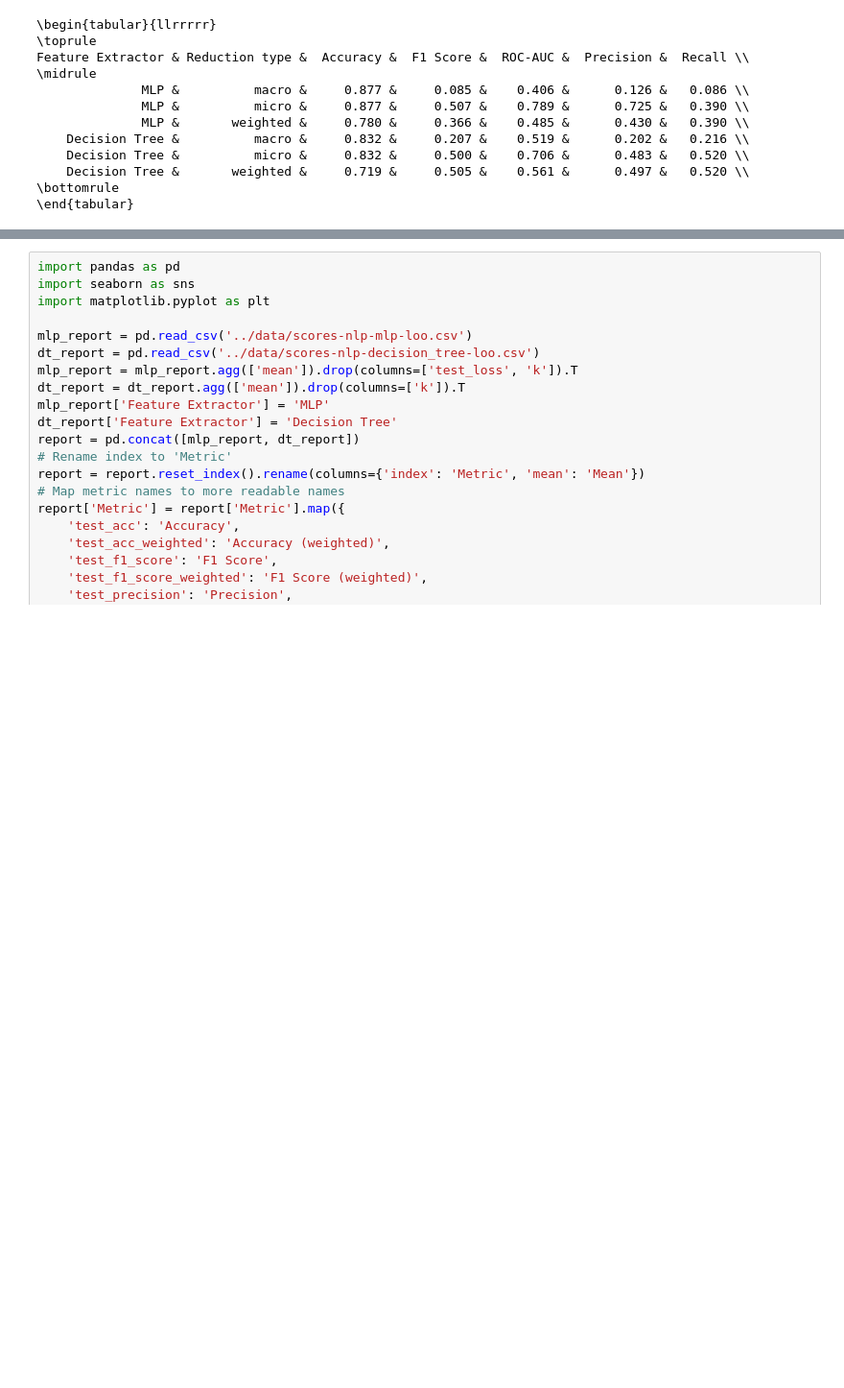
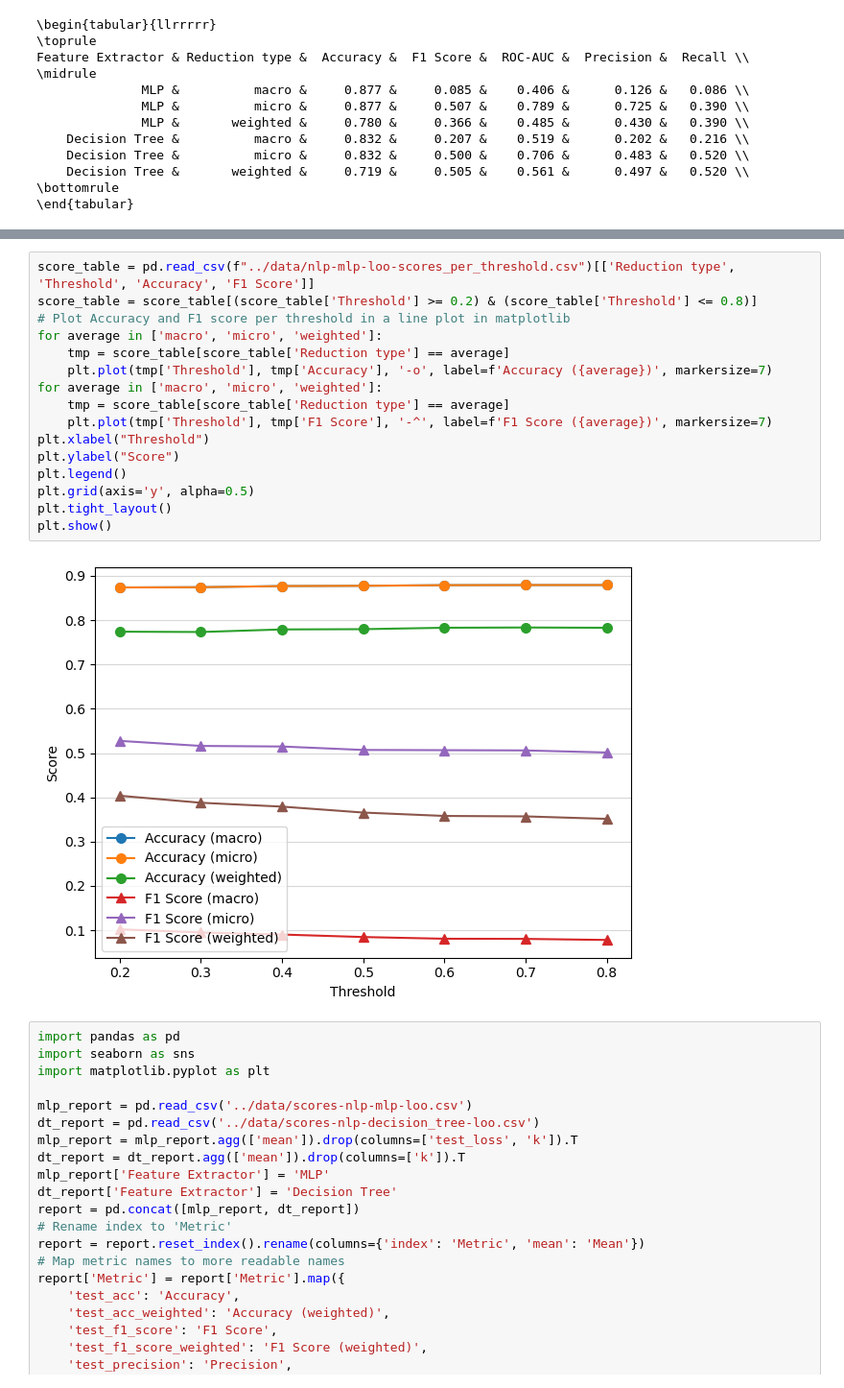
Before and after one commit to ribesstefano/ml4justice-feature-predictor, a Jupyter notebook: notebooks/ml4justice_nlp.ipynb, the cells around one changed output, grey strips where cells are left out. Shown at 96% size. Saved outputs shown, nothing was run; the diff lists cells and outputs as text; blank space fills up the shorter version.

```diff
--- a/notebooks/ml4justice_nlp.ipynb
+++ b/notebooks/ml4justice_nlp.ipynb
@@ -1475,3 +1517,21 @@ Feature Extractor &  Accuracy &  F1 Score &  ROC-AUC &  Precision &  Recall \\
+# %%
+score_table = pd.read_csv(f"../data/nlp-mlp-loo-scores_per_threshold.csv")[['Reduction type', 'Threshold', 'Accuracy', 'F1 Score']]
+score_table = score_table[(score_table['Threshold'] >= 0.2) & (score_table['Threshold'] <= 0.8)]
+# Plot Accuracy and F1 score per threshold in a line plot in matplotlib
+for average in ['macro', 'micro', 'weighted']:
+    tmp = score_table[score_table['Reduction type'] == average]
+    plt.plot(tmp['Threshold'], tmp['Accuracy'], '-o', label=f'Accuracy ({average})', markersize=7)
+for average in ['macro', 'micro', 'weighted']:
+    tmp = score_table[score_table['Reduction type'] == average]
+    plt.plot(tmp['Threshold'], tmp['F1 Score'], '-^', label=f'F1 Score ({average})', markersize=7)
+plt.xlabel("Threshold")
+plt.ylabel("Score")
+plt.legend()
+plt.grid(axis='y', alpha=0.5)
+plt.tight_layout()
+plt.show()
+# %% [output]
+[figure, added]
 # %%
 import pandas as pd
 import seaborn as sns
```
Also changed, not shown: parts of 6 cells of this notebook, 1 other file.
